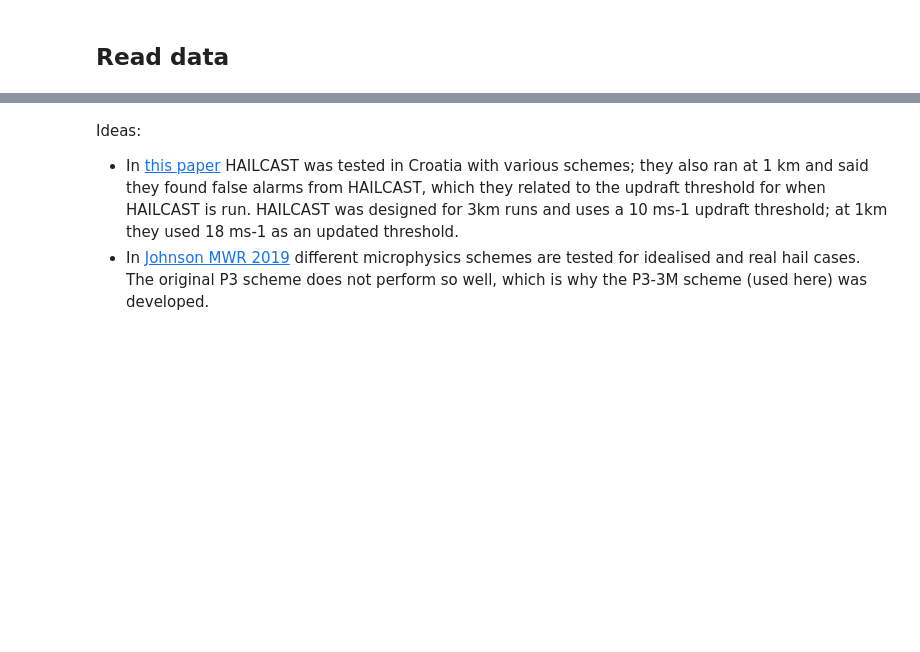
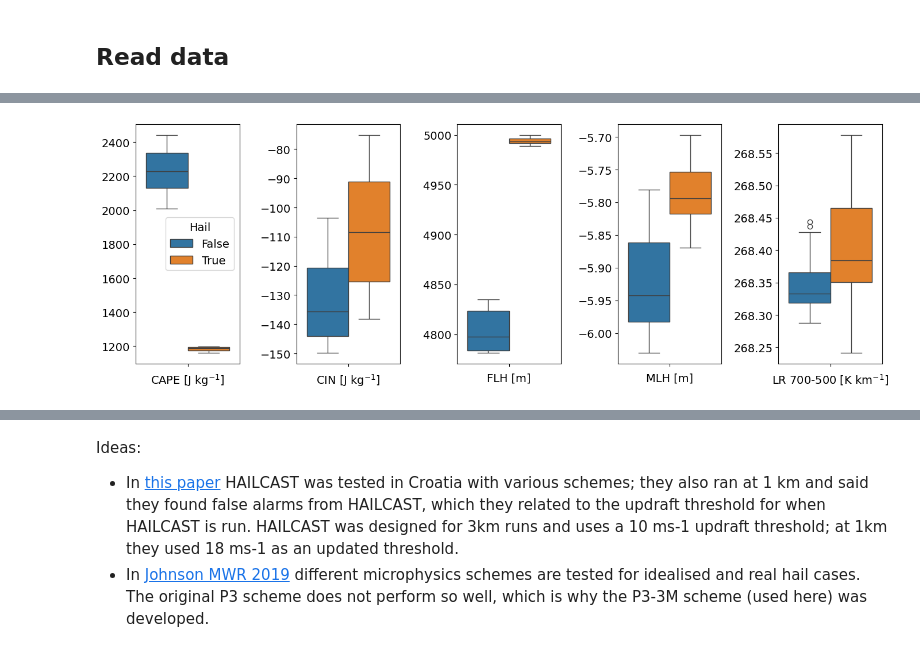
Before and after one commit to traupach/aus_tropics_hail, a Jupyter notebook: analysis/kimberley_hail.ipynb, the cells around one changed output, grey strips where cells are left out. Saved outputs shown, nothing was run; the diff lists cells and outputs as text; code cells hidden in the pictures; blank space fills up the shorter version.

```diff
--- a/analysis/kimberley_hail.ipynb
+++ b/analysis/kimberley_hail.ipynb
@@ -135,0 +208,15 @@ _ = (dat.hailcast_diam_max > 25).sum(['west_east', 'south_north']).plot(x='times
+# %%
+profs = dat.mean(['south_north', 'west_east']).groupby('event_includes_hail').mean().load()
+# %%
+vars = ['mixed_100_cape', 'mixed_100_cin', 'freezing_level', 'lapse_rate_700_500', 'temp_500']
+var_names = ['CAPE [J kg$^{-1}$]', 'CIN [J kg$^{-1}$]', 'FLH [m]', 'MLH [m]', 'LR 700-500 [K km$^{-1}$]', 'T500 [K]']
+conv = profs[vars].to_dataframe().reset_index().rename(columns={'event_includes_hail': 'Hail'})
+figsize = (14,5)
+fig, axs = plt.subplots(ncols=len(vars), figsize=figsize)
+for i, v in enumerate(vars):
+    sns.boxplot(data=conv, y=v, hue='Hail', ax=axs[i], legend=i==0)
+    axs[i].set_xlabel(var_names[i])
+    axs[i].set_ylabel('')
+plt.tight_layout()
+# %% [output]
+[figure, added]
```
Also changed, not shown: parts of 37 cells of this notebook, 7 other files.
